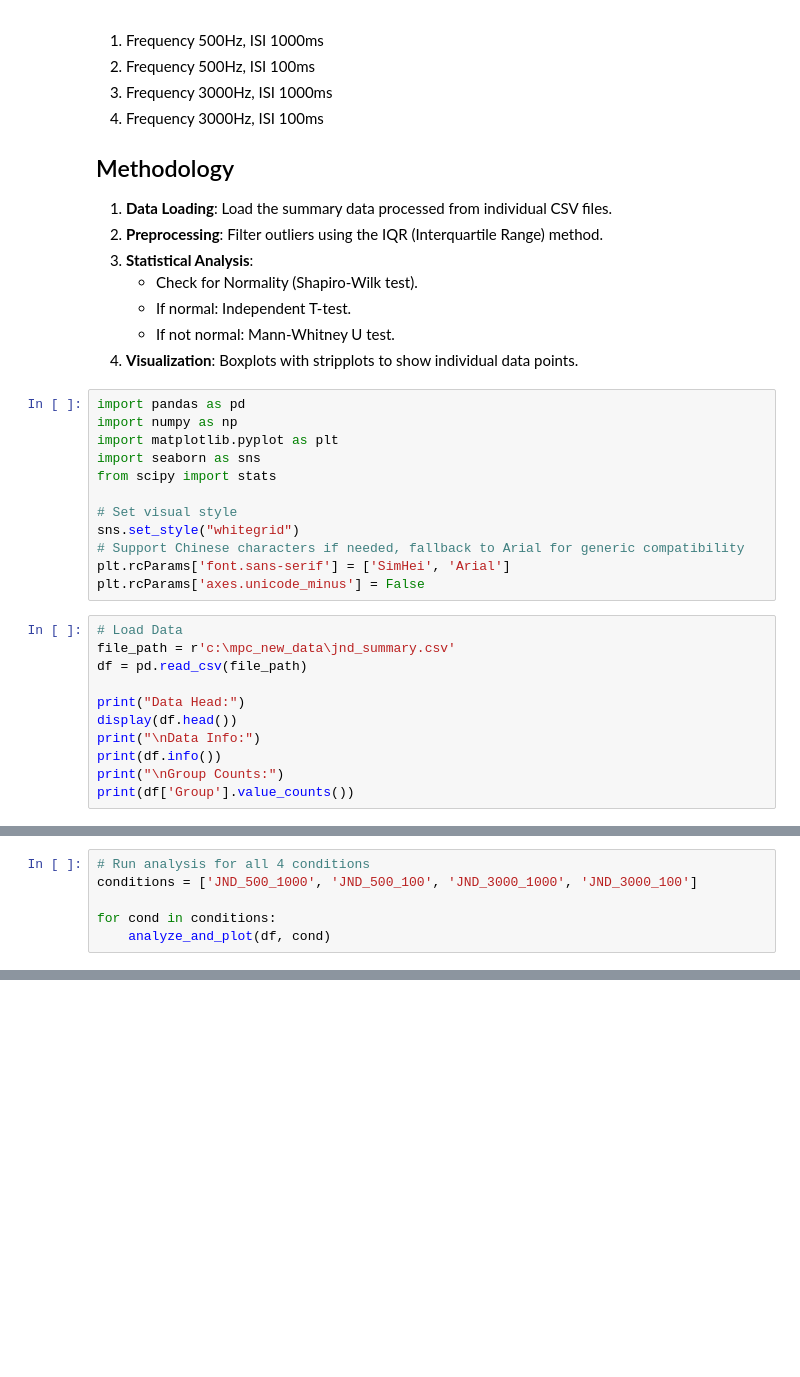
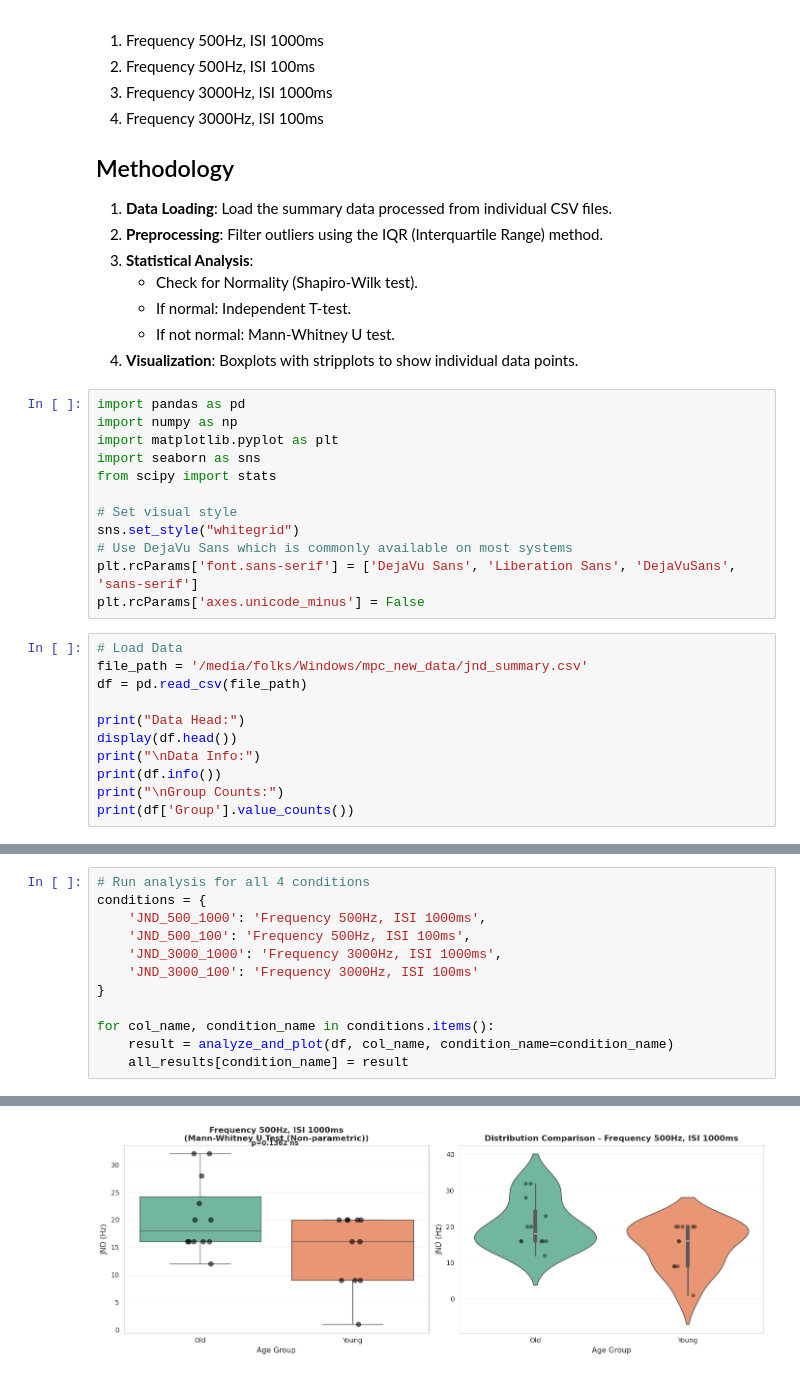
Before and after one commit to folksue/mpc_new_data, a Jupyter notebook: jnd_analysis.ipynb, the cells around one changed output, grey strips where cells are left out. Drawn from its saved outputs; the diff is of its cells as text; blank space fills up the shorter version.

```diff
--- a/jnd_analysis.ipynb
+++ b/jnd_analysis.ipynb
@@ -24,12 +24,12 @@ from scipy import stats
 
 # Set visual style
 sns.set_style("whitegrid")
-# Support Chinese characters if needed, fallback to Arial for generic compatibility
-plt.rcParams['font.sans-serif'] = ['SimHei', 'Arial']
+# Use DejaVu Sans which is commonly available on most systems
+plt.rcParams['font.sans-serif'] = ['DejaVu Sans', 'Liberation Sans', 'DejaVuSans', 'sans-serif']
 plt.rcParams['axes.unicode_minus'] = False
 # %%
 # Load Data
-file_path = r'c:\mpc_new_data\jnd_summary.csv'
+file_path = '/media/folks/Windows/mpc_new_data/jnd_summary.csv'
 df = pd.read_csv(file_path)
 
 print("Data Head:")
@@ -143,6 +253,13 @@ def analyze_and_plot(df_input, value_col, group_col='Group'):
 # %%
 # Run analysis for all 4 conditions
-conditions = ['JND_500_1000', 'JND_500_100', 'JND_3000_1000', 'JND_3000_100']
+conditions = {
+    'JND_500_1000': 'Frequency 500Hz, ISI 1000ms',
+    'JND_500_100': 'Frequency 500Hz, ISI 100ms',
+    'JND_3000_1000': 'Frequency 3000Hz, ISI 1000ms',
+    'JND_3000_100': 'Frequency 3000Hz, ISI 100ms'
+}
 
-for cond in conditions:
-    analyze_and_plot(df, cond)
+for col_name, condition_name in conditions.items():
+    result = analyze_and_plot(df, col_name, condition_name=condition_name)
+    all_results[condition_name] = result
+# %% [output]
@@ -148,0 +285 @@ for cond in conditions:
+[figure, added]
```
Also changed, not shown: parts of 20 cells of this notebook.
